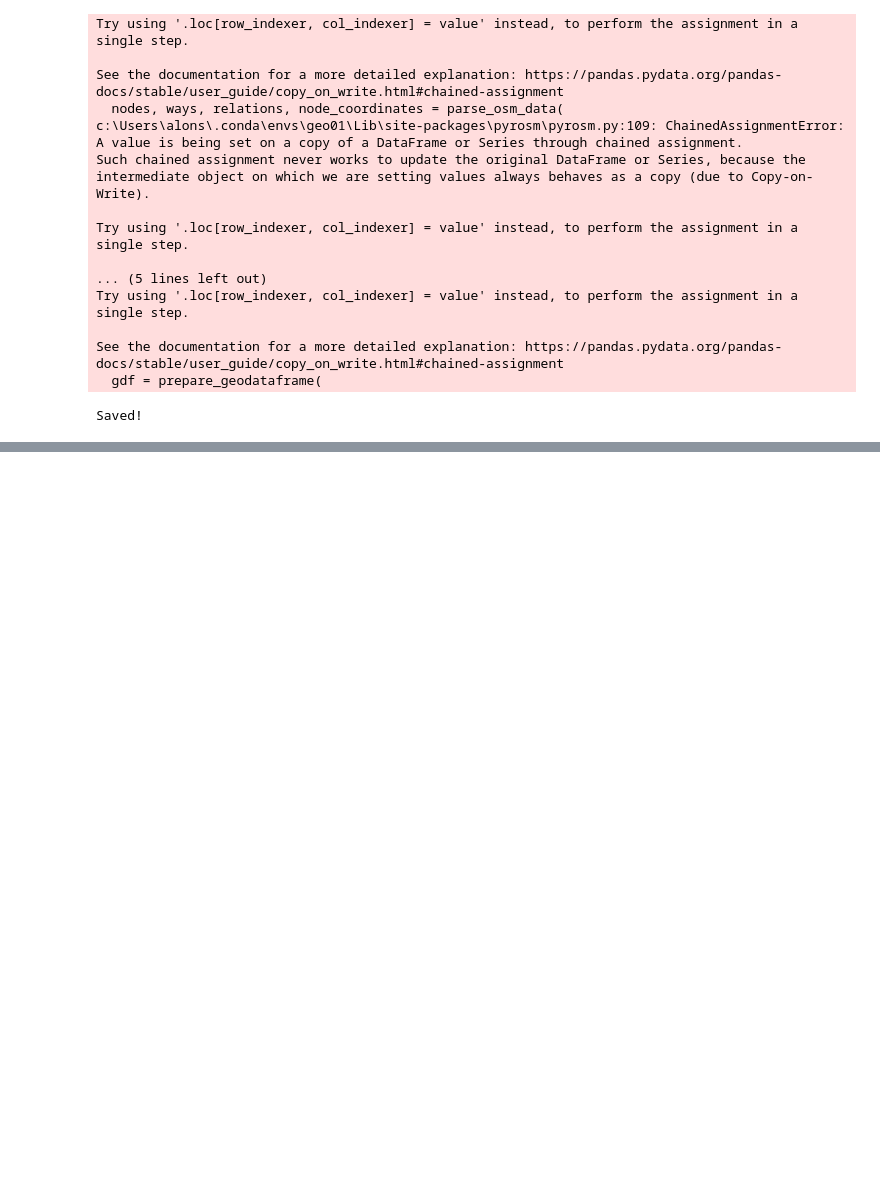
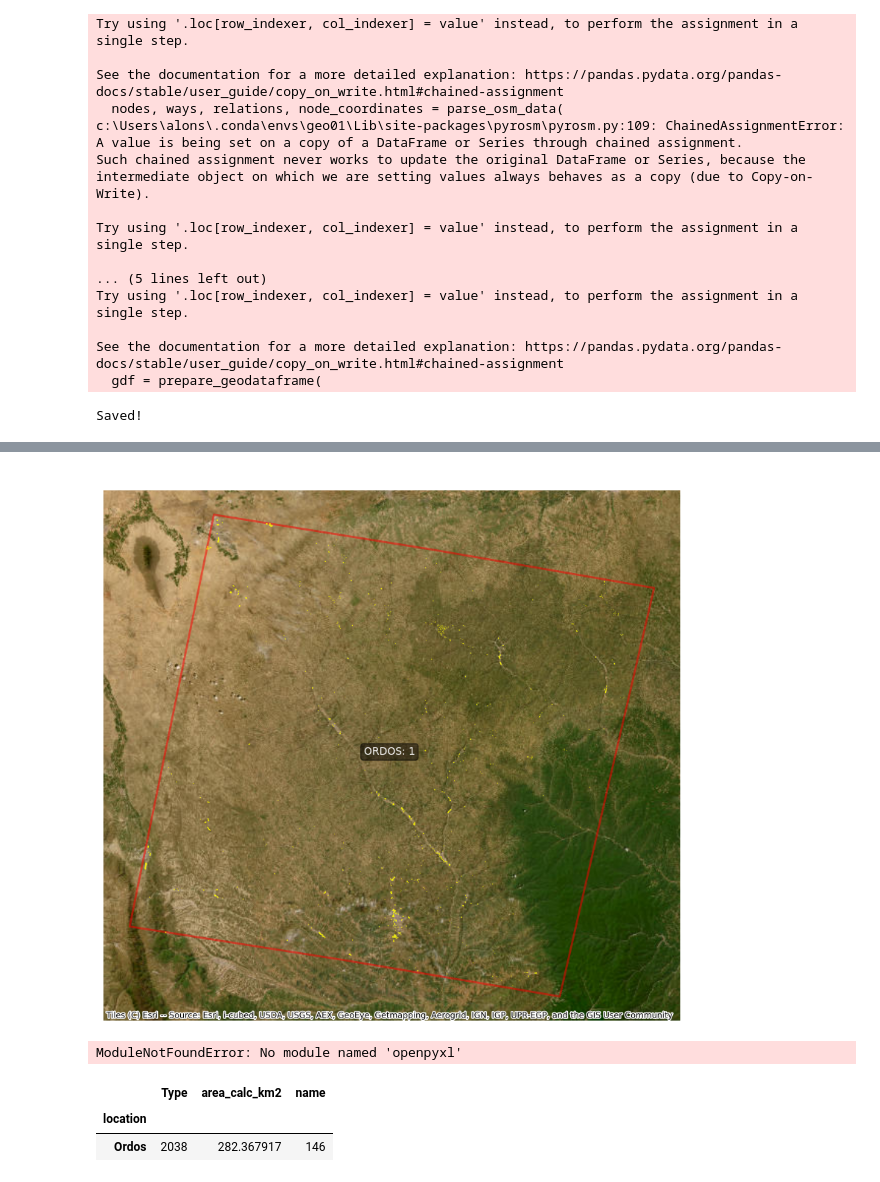
Before and after one commit to Alonso-Velas/ChinaMethane_InfrastructureMapping, a Jupyter notebook: ExploratoryCode.ipynb, the cells around one changed output, grey strips where cells are left out. Saved outputs shown, nothing was run; the diff lists cells and outputs as text; code cells hidden in the pictures; blank space fills up the shorter version.

Commit message:
creating Ordos dataset

```diff
--- a/ExploratoryCode.ipynb
+++ b/ExploratoryCode.ipynb
@@ -223,3 +190,15 @@ plt.show()
+# %%
+# Loading in all dissolved industrial features with attributes
+songliao1_industrial = gpd.read_file("Data/Individual_Scene_Facilities/songliao1_industrial.gpkg",
+                                     layer = "songliao1_industrial_dissolved_attributes")
+ordos1_industrial = gpd.read_file("Data/Individual_Scene_Facilities/ordos1_industrial.gpkg",
+                                     layer = "ordos1_industrial_dissolved_attributes")
+ordos2_industrial = gpd.read_file("Data/Individual_Scene_Facilities/ordos2_industrial.gpkg",
+                                     layer = "ordos2_industrial_dissolved_attributes")
+ordos3_industrial = gpd.read_file("Data/Individual_Scene_Facilities/ordos3_industrial.gpkg",
+                                     layer = "ordos3_industrial_dissolved_attributes")
+ordos4_industrial = gpd.read_file("Data/Individual_Scene_Facilities/ordos4_industrial.gpkg",
+                                     layer = "ordos4_industrial_dissolved_attributes")
 # %%
 # Listing layers int he geopackage to confirm dissolved polygons from ArcGIS are there
 layers = gpd.list_layers("Data/Individual_Scene_Facilities/songliao1_industrial.gpkg")
@@ -240,0 +242,30 @@ KeyError: 'man_made'
+# %%
+# Plotting Ordos1 for inspection
+fig, ax = plt.subplots(figsize=(10, 10))
+
+# Convert both layers to EPSG 3857
+ordos1_3857 = ordos1.to_crs(epsg=3857)
+ordos1_industrial_3857 = ordos1_industrial.to_crs(epsg=3857)
+
+# Plot scene boundary first (bottom layer)
+ordos1_3857.plot(ax=ax, alpha=0.5, edgecolor='red', linewidth=2,
+                    facecolor='none')
+
+# Plot industrial features on top
+ordos1_industrial_3857.plot(ax=ax, alpha=0.7, edgecolor='yellow',
+                               facecolor='yellow', linewidth=0.5)
+
+# Label the scene
+for idx, row in ordos1_3857.iterrows():
+    ax.annotate(text=row['name'],
+                xy=(row.geometry.centroid.x, row.geometry.centroid.y),
+                fontsize=10, color='white', ha='center',
+                bbox=dict(boxstyle='round,pad=0.3', facecolor='black', alpha=0.5))
+
+# Satellite basemap
+ctx.add_basemap(ax, source=ctx.providers.Esri.WorldImagery, zoom=8)
+ax.set_axis_off()
+ax.set_title("Ordos 1 - Industrial Features", color='white', fontsize=12)
+plt.show()
+# %% [output]
+[figure, added]
@@ -240,0 +309,17 @@ KeyError: 'man_made'
+# %%
+ordos_industrial_all = [ordos1_industrial, ordos2_industrial, ordos3_industrial, ordos4_industrial]
+ordos_final_dataset = gpd.GeoDataFrame(pd.concat(ordos_industrial_all, ignore_index=True))
+
+ordos_excel = ordos_final_dataset.drop(columns='geometry').copy()
+ordos_excel['geometry_wkt'] = ordos_final_dataset['geometry'].to_wkt()
+
+ordos_excel.to_excel("Data/Individual_Scene_Facilities/Excel_Files/processed_ordos_osm.xlsx", index=False)
+# %% [output]
+ModuleNotFoundError: No module named 'openpyxl'
+# %%
+#summary stats of final dataset
+ordos_final_dataset.groupby('location').agg({'Type': 'count', 'area_calc_km2': 'sum', 'name': 'count'})
+# %% [output]
+|  | Type | area_calc_km2 | name |
+| location |  |  |  |
+| Ordos | 2038 | 282.367917 | 146 |
```
Also changed, not shown: parts of 5 cells of this notebook, 1 other file.
